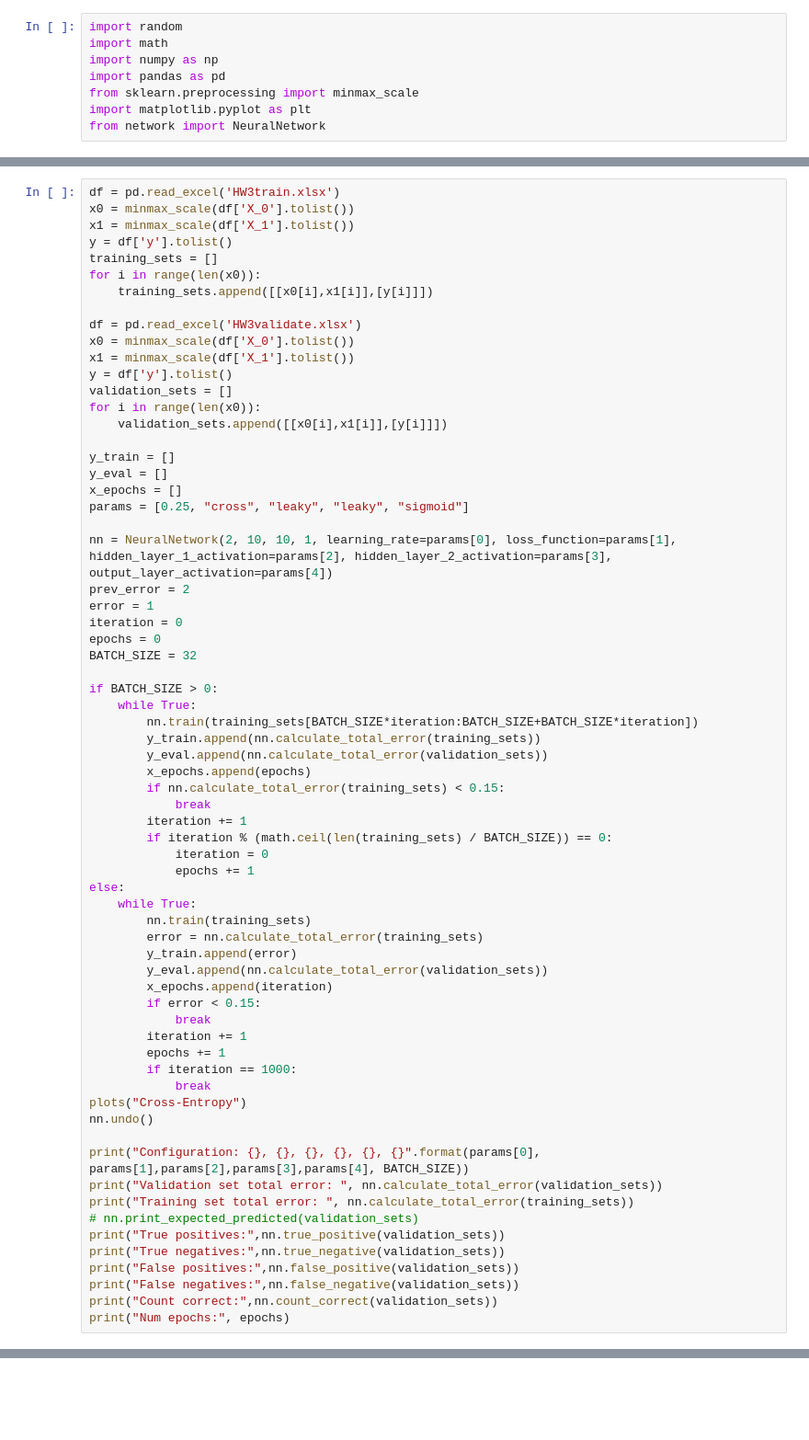
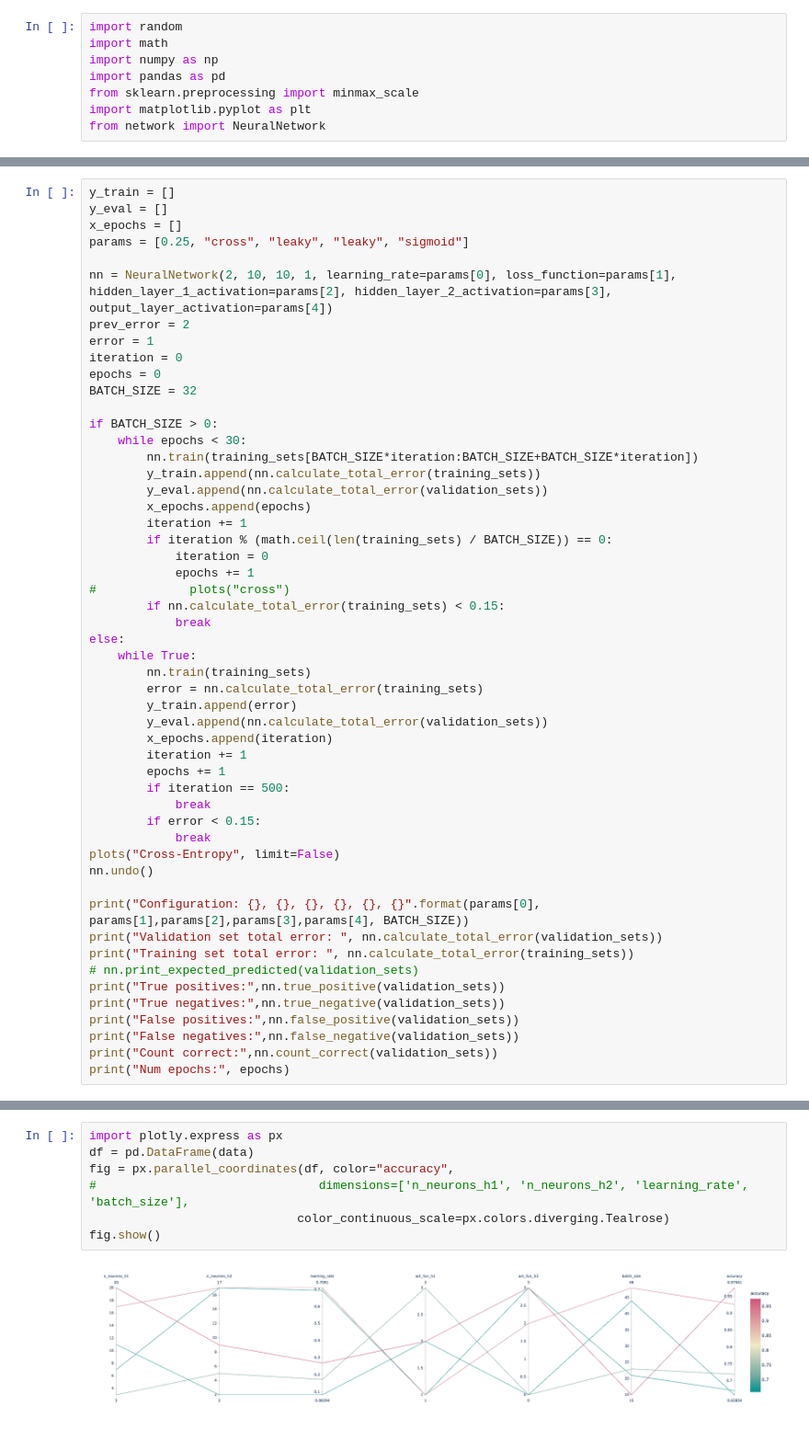
Before and after one commit to noobieprogram/2IIG0, a Jupyter notebook: Assignment3/Test_Marco.ipynb, the cells around one changed output, grey strips where cells are left out. Shown at 92% size. Cells and saved outputs as stored; diff of their text form; blank space fills up the shorter version.

```diff
--- a/Assignment3/Test_Marco.ipynb
+++ b/Assignment3/Test_Marco.ipynb
@@ -23,20 +48,4 @@ def plots(loss_fun: str):
 # %%
-df = pd.read_excel('HW3train.xlsx')
-x0 = minmax_scale(df['X_0'].tolist())
-x1 = minmax_scale(df['X_1'].tolist())
-y = df['y'].tolist()
-training_sets = []
-for i in range(len(x0)):
-    training_sets.append([[x0[i],x1[i]],[y[i]]])
-
-df = pd.read_excel('HW3validate.xlsx')
-x0 = minmax_scale(df['X_0'].tolist())
-x1 = minmax_scale(df['X_1'].tolist())
-y = df['y'].tolist()
-validation_sets = []
-for i in range(len(x0)):
-    validation_sets.append([[x0[i],x1[i]],[y[i]]])
-
 y_train = []
 y_eval = []
 x_epochs = []
@@ -50,17 +59,18 @@ epochs = 0
 BATCH_SIZE = 32
 
 if BATCH_SIZE > 0:
-    while True:
+    while epochs < 30:
         nn.train(training_sets[BATCH_SIZE*iteration:BATCH_SIZE+BATCH_SIZE*iteration])
         y_train.append(nn.calculate_total_error(training_sets))
         y_eval.append(nn.calculate_total_error(validation_sets))
         x_epochs.append(epochs)
-        if nn.calculate_total_error(training_sets) < 0.15:
-            break
         iteration += 1
         if iteration % (math.ceil(len(training_sets) / BATCH_SIZE)) == 0:
             iteration = 0
             epochs += 1
+#             plots("cross")
+        if nn.calculate_total_error(training_sets) < 0.15:
+            break
 else:
     while True:
         nn.train(training_sets)
@@ -68,13 +78,13 @@ else:
         y_train.append(error)
         y_eval.append(nn.calculate_total_error(validation_sets))
         x_epochs.append(iteration)
+        iteration += 1
+        epochs += 1
+        if iteration == 500:
+            break
         if error < 0.15:
             break
-        iteration += 1
-        epochs += 1
-        if iteration == 1000:
-            break
-plots("Cross-Entropy")
+plots("Cross-Entropy", limit=False)
 nn.undo()
 
 print("Configuration: {}, {}, {}, {}, {}, {}".format(params[0], params[1],params[2],params[3],params[4], BATCH_SIZE))
@@ -100,0 +161,9 @@ Num epochs: 20
+# %%
+import plotly.express as px
+df = pd.DataFrame(data)
+fig = px.parallel_coordinates(df, color="accuracy",
+#                               dimensions=['n_neurons_h1', 'n_neurons_h2', 'learning_rate', 'batch_size'],
+                             color_continuous_scale=px.colors.diverging.Tealrose)
+fig.show()
+# %% [output]
+[figure, added]
```
Also changed, not shown: parts of 8 cells of this notebook.
